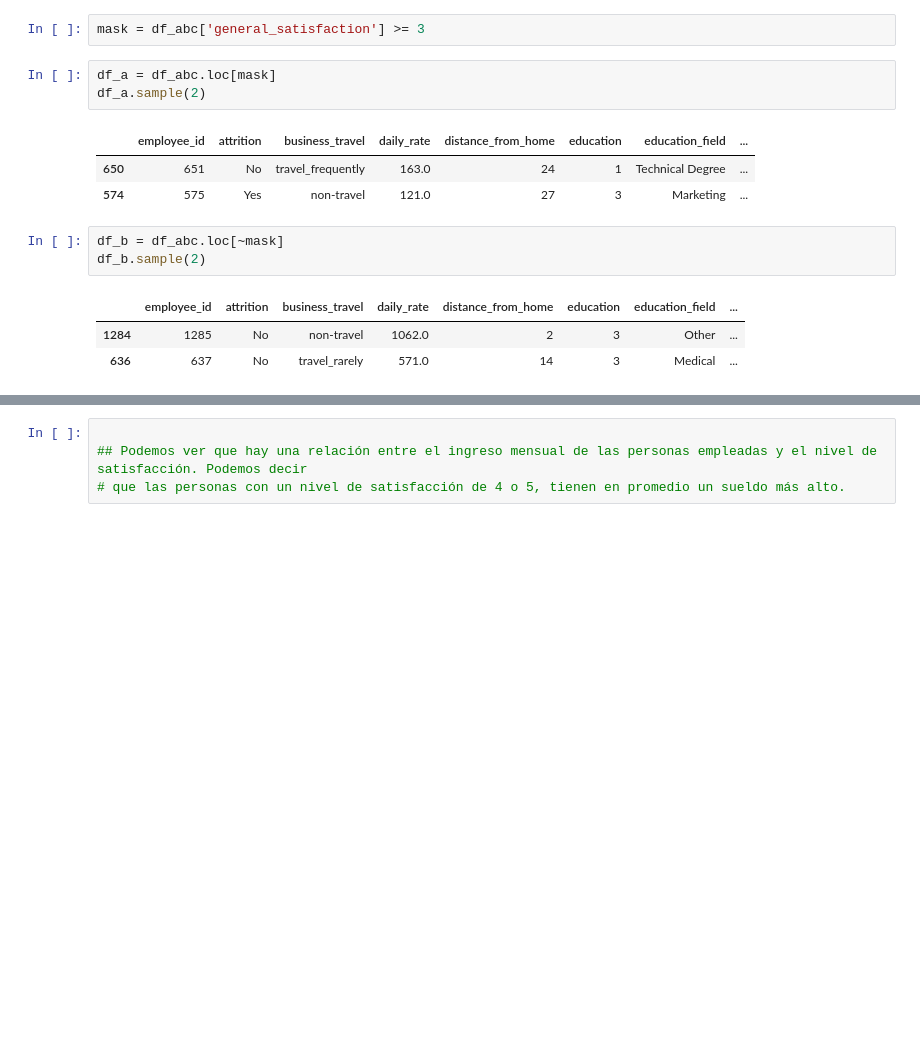
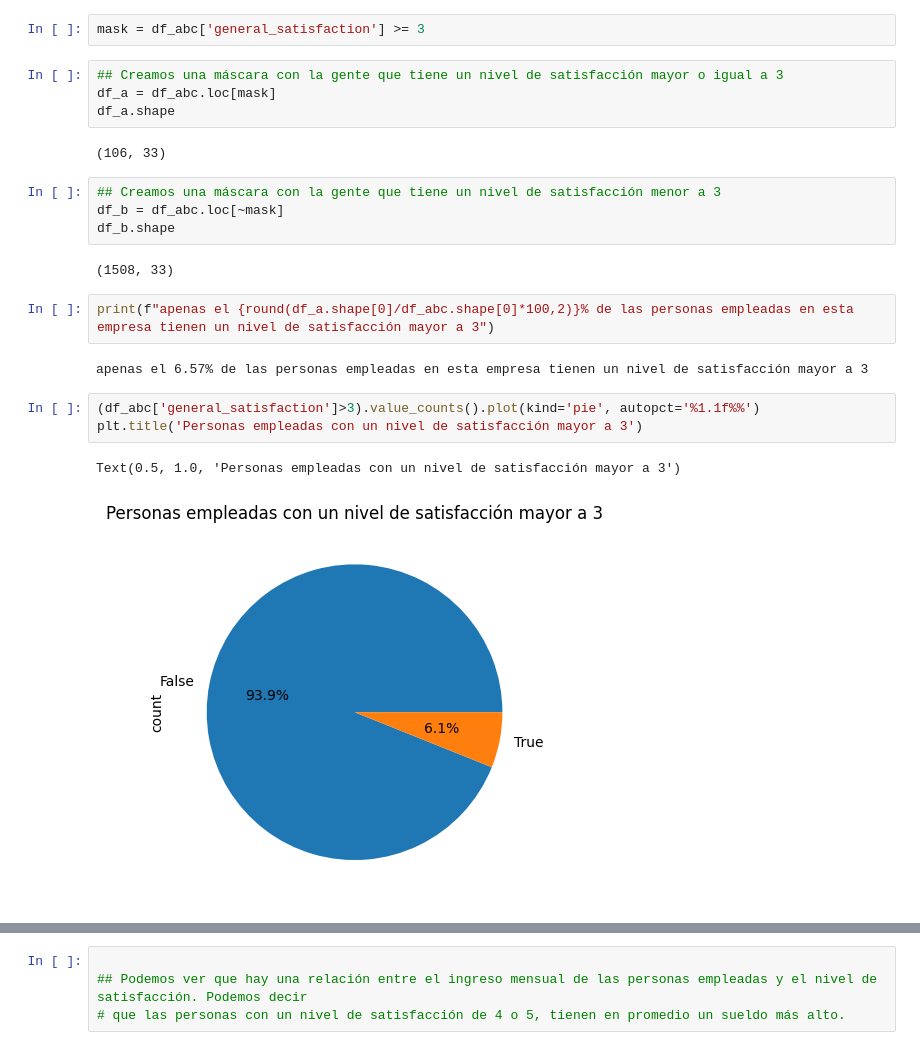
Before and after one commit to nicoleab1/proyecto-da-promo-b-modulo-3-team-2, a Jupyter notebook: visualizaciones abc.ipynb, the cells around one changed output, grey strips where cells are left out. Cells and saved outputs as stored; diff of their text form; blank space fills up the shorter version.

```diff
--- a/visualizaciones abc.ipynb
+++ b/visualizaciones abc.ipynb
@@ -65,20 +85,28 @@ memory usage: 405.2+ KB
 #Grupo 2: GRUPO B df_b: Empleados del grupo que tienen un nivel de satisfacción menor a 3
 # %%
 mask = df_abc['general_satisfaction'] >= 3
-# %%
-df_a = df_abc.loc[mask]
-df_a.sample(2)
-# %% [output]
-|  | employee_id | attrition | business_travel | daily_rate | distance_from_home | education | education_field | ... |
-| 650 | 651 | No | travel_frequently | 163.0 | 24 | 1 | Technical Degree | ... |
-| 574 | 575 | Yes | non-travel | 121.0 | 27 | 3 | Marketing | ... |
-# %%
-df_b = df_abc.loc[~mask]
-df_b.sample(2)
-# %% [output]
-|  | employee_id | attrition | business_travel | daily_rate | distance_from_home | education | education_field | ... |
-| 1284 | 1285 | No | non-travel | 1062.0 | 2 | 3 | Other | ... |
-| 636 | 637 | No | travel_rarely | 571.0 | 14 | 3 | Medical | ... |
+# %%
+## Creamos una máscara con la gente que tiene un nivel de satisfacción mayor o igual a 3
+df_a = df_abc.loc[mask]
+df_a.shape
+# %% [output]
+(106, 33)
+# %%
+## Creamos una máscara con la gente que tiene un nivel de satisfacción menor a 3
+df_b = df_abc.loc[~mask]
+df_b.shape
+# %% [output]
+(1508, 33)
+# %%
+print(f"apenas el {round(df_a.shape[0]/df_abc.shape[0]*100,2)}% de las personas empleadas en esta empresa tienen un nivel de satisfacción mayor a 3")
+# %% [output]
+apenas el 6.57% de las personas empleadas en esta empresa tienen un nivel de satisfacción mayor a 3
+# %%
+(df_abc['general_satisfaction']>3).value_counts().plot(kind='pie', autopct='%1.1f%%')
+plt.title('Personas empleadas con un nivel de satisfacción mayor a 3')
+# %% [output]
+Text(0.5, 1.0, 'Personas empleadas con un nivel de satisfacción mayor a 3')
+[figure, added]
 # %%
 df_abc['satisfaction_group'] = pd.cut(df_abc['general_satisfaction'], bins=5, labels=[1, 2, 3, 4, 5])
 
```
Also changed, not shown: parts of 25 cells of this notebook, 2 other files.
